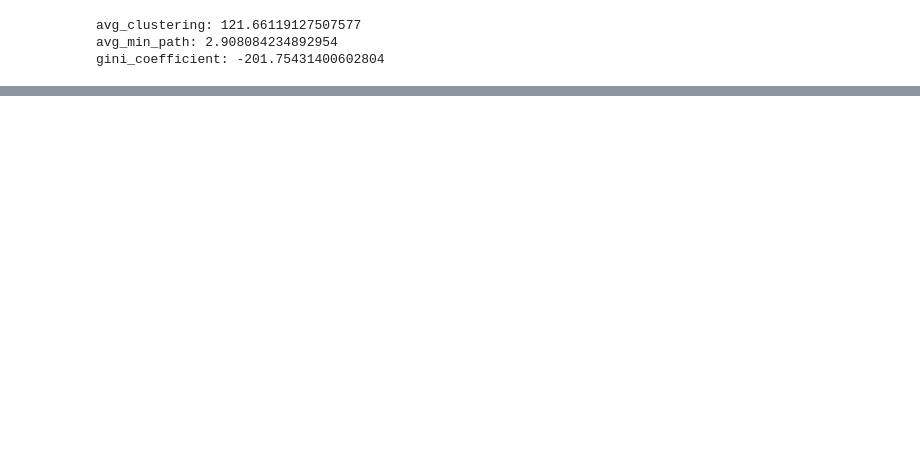
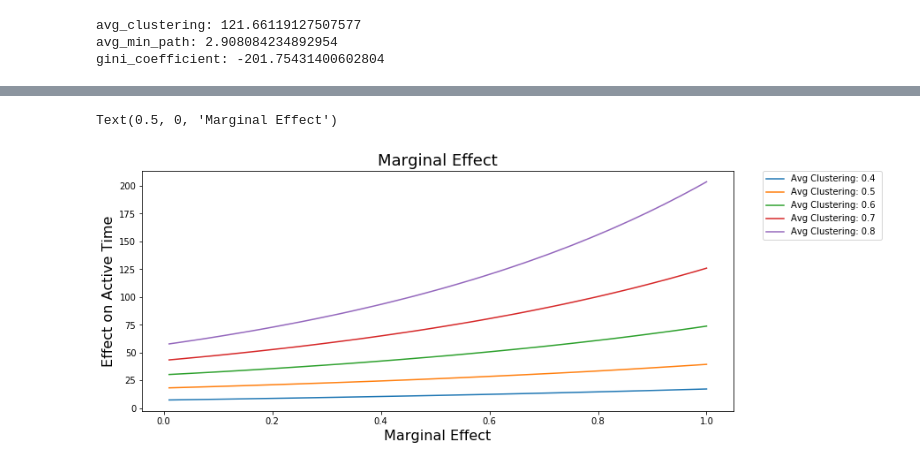
Before and after one commit to MthwRobinson/dissertation-research, a Jupyter notebook: research-notebooks/2-journal-article.ipynb, the cells around one changed output, grey strips where cells are left out. Cells and saved outputs as stored; diff of their text form; code cells hidden in the pictures; blank space fills up the shorter version.

```diff
--- a/research-notebooks/2-journal-article.ipynb
+++ b/research-notebooks/2-journal-article.ipynb
@@ -818,22 +825,25 @@ plt.xlabel('Marginal Effect', fontsize=16)
 # %%
 plt.figure(figsize=(12, 5))
 
-for avg_min_path in [2, 2.25, 2.5, 2.75, 3]:
+for avg_clustering in [0.4, 0.5, 0.6, 0.7, 0.8]:
     marginal_effects = {'crowd_pct': [], 'effect': []}
-    label = 'Avg Min Path: {} '.format(avg_min_path)
+    label = 'Avg Clustering: {} '.format(avg_clustering)
 
     for i in range(100):
         crowd_pct = (i+1)/100
         avg_effect = calc_total_effect(all_data, res, X,
                                        crowd_pct=crowd_pct,
-                                       avg_min_path=avg_min_path)
+                                       avg_clustering=avg_clustering)
         marginal_effects['crowd_pct'].append(crowd_pct)
         marginal_effects['effect'].append(avg_effect)
 
     marginal_effects = pd.DataFrame(marginal_effects)
     sns.lineplot(y=marginal_effects['effect'], x=marginal_effects['crowd_pct'], label=label)
 
 plt.legend(bbox_to_anchor=(1.05, 1), loc=2, borderaxespad=0.)
 plt.title('Marginal Effect', fontsize=18)
 plt.ylabel('Effect on Active Time', fontsize=16)
 plt.xlabel('Marginal Effect', fontsize=16)
+# %% [output]
+Text(0.5, 0, 'Marginal Effect')
+[figure, added]
```
Also changed, not shown: parts of 14 cells of this notebook.
